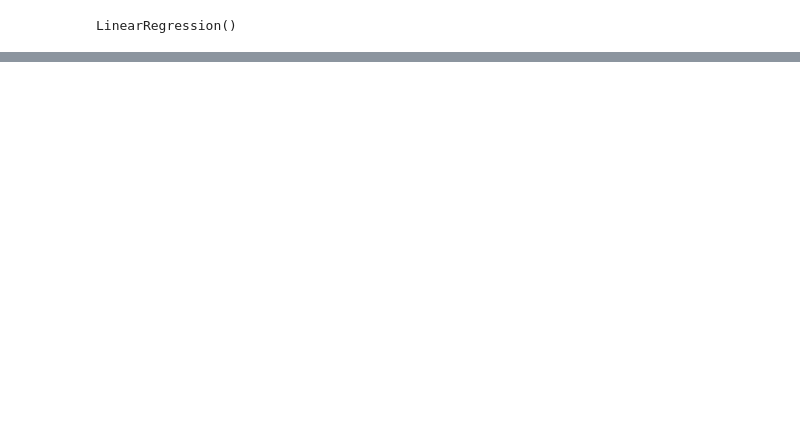
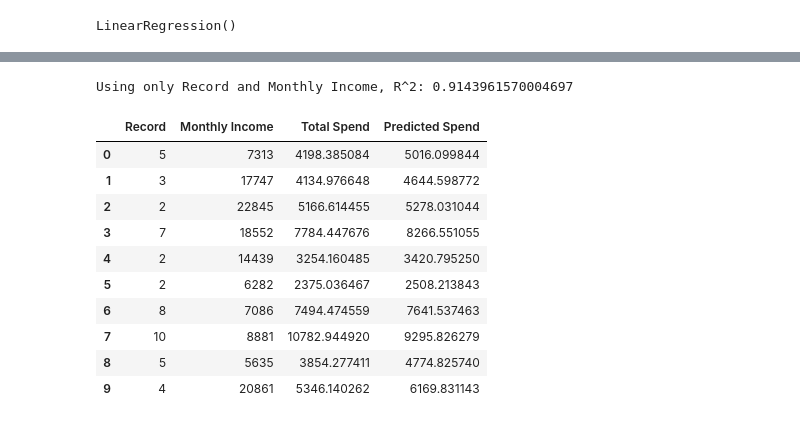
Before and after one commit to zamax14/MCAD, a Jupyter notebook: tema_1/tarea_2/tarea2_zarate_macias_alejandro.ipynb, the cells around one changed output, grey strips where cells are left out. Saved outputs shown, nothing was run; the diff lists cells and outputs as text; code cells hidden in the pictures; blank space fills up the shorter version.

```diff
--- a/tema_1/tarea_2/tarea2_zarate_macias_alejandro.ipynb
+++ b/tema_1/tarea_2/tarea2_zarate_macias_alejandro.ipynb
@@ -82,0 +97,27 @@ df.head(10)
+# %%
+#Test only with Record and Montly Income
+X = df[["Record", "Monthly Income"]]
+Y = df["Total Spend"]
+lm = LinearRegression()
+lm.fit(X,Y)
+score = lm.score(X,Y)
+print(f"Using only Record and Monthly Income, R^2: {score}")
+# %% [output]
+Using only Record and Monthly Income, R^2: 0.9143961570004697
+# %%
+df_out = pd.DataFrame(X)
+df_out["Total Spend"] = Y
+df_out["Predicted Spend"] = y_pred
+df_out.head(10)
+# %% [output]
+|  | Record | Monthly Income | Total Spend | Predicted Spend |
+| 0 | 5 | 7313 | 4198.385084 | 5016.099844 |
+| 1 | 3 | 17747 | 4134.976648 | 4644.598772 |
+| 2 | 2 | 22845 | 5166.614455 | 5278.031044 |
+| 3 | 7 | 18552 | 7784.447676 | 8266.551055 |
+| 4 | 2 | 14439 | 3254.160485 | 3420.795250 |
+| 5 | 2 | 6282 | 2375.036467 | 2508.213843 |
+| 6 | 8 | 7086 | 7494.474559 | 7641.537463 |
+| 7 | 10 | 8881 | 10782.944920 | 9295.826279 |
+| 8 | 5 | 5635 | 3854.277411 | 4774.825740 |
+| 9 | 4 | 20861 | 5346.140262 | 6169.831143 |
```
Also changed, not shown: parts of 7 cells of this notebook.
